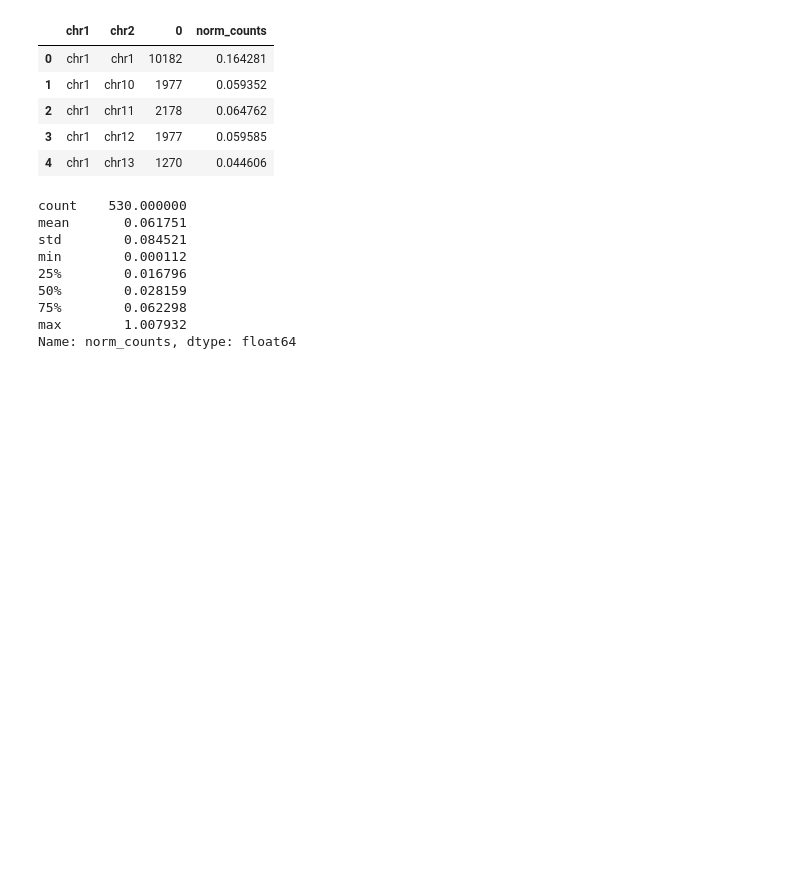
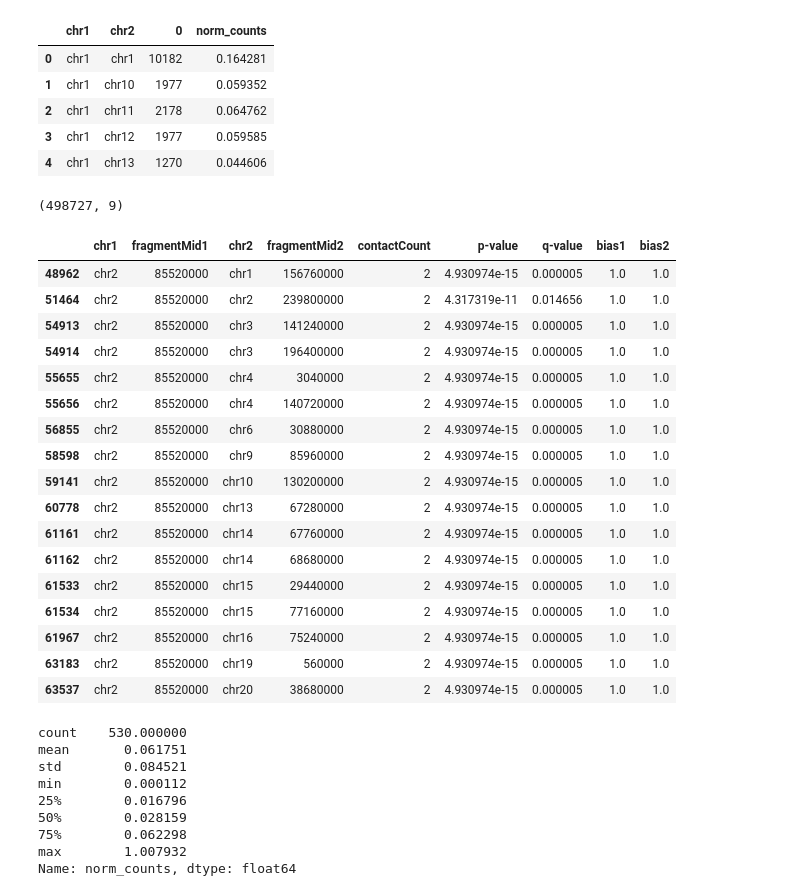
Before and after one commit to joreynajr/GIVE-UP, a Jupyter notebook: scripts/Analyze_Significant_Interactions.ipynb, the cells around one changed output. Drawn from its saved outputs; the diff is of its cells as text; code cells hidden in the pictures; blank space fills up the shorter version.

```diff
--- a/scripts/Analyze_Significant_Interactions.ipynb
+++ b/scripts/Analyze_Significant_Interactions.ipynb
@@ -68,6 +68,34 @@ chrom_counts_hek.head()
 | 2 | chr1 | chr11 | 2178 | 0.064762 |
 | 3 | chr1 | chr12 | 1977 | 0.059585 |
 | 4 | chr1 | chr13 | 1270 | 0.044606 |
+# %%
+sig_ints.shape
+# %% [output]
+(498727, 9)
+# %%
+particl_hek = sig_ints[(sig_ints.chr1 == 'chr2') & \
+         (sig_ints.fragmentMid1 >= 85537467 - 40000) & (sig_ints.fragmentMid1 <= 85538886 + 40000)]
+# %%
+particl_hek
+# %% [output]
+|  | chr1 | fragmentMid1 | chr2 | fragmentMid2 | contactCount | p-value | q-value | bias1 | bias2 |
+| 48962 | chr2 | 85520000 | chr1 | 156760000 | 2 | 4.930974e-15 | 0.000005 | 1.0 | 1.0 |
+| 51464 | chr2 | 85520000 | chr2 | 239800000 | 2 | 4.317319e-11 | 0.014656 | 1.0 | 1.0 |
+| 54913 | chr2 | 85520000 | chr3 | 141240000 | 2 | 4.930974e-15 | 0.000005 | 1.0 | 1.0 |
+| 54914 | chr2 | 85520000 | chr3 | 196400000 | 2 | 4.930974e-15 | 0.000005 | 1.0 | 1.0 |
+| 55655 | chr2 | 85520000 | chr4 | 3040000 | 2 | 4.930974e-15 | 0.000005 | 1.0 | 1.0 |
+| 55656 | chr2 | 85520000 | chr4 | 140720000 | 2 | 4.930974e-15 | 0.000005 | 1.0 | 1.0 |
+| 56855 | chr2 | 85520000 | chr6 | 30880000 | 2 | 4.930974e-15 | 0.000005 | 1.0 | 1.0 |
+| 58598 | chr2 | 85520000 | chr9 | 85960000 | 2 | 4.930974e-15 | 0.000005 | 1.0 | 1.0 |
+| 59141 | chr2 | 85520000 | chr10 | 130200000 | 2 | 4.930974e-15 | 0.000005 | 1.0 | 1.0 |
+| 60778 | chr2 | 85520000 | chr13 | 67280000 | 2 | 4.930974e-15 | 0.000005 | 1.0 | 1.0 |
+| 61161 | chr2 | 85520000 | chr14 | 67760000 | 2 | 4.930974e-15 | 0.000005 | 1.0 | 1.0 |
+| 61162 | chr2 | 85520000 | chr14 | 68680000 | 2 | 4.930974e-15 | 0.000005 | 1.0 | 1.0 |
+| 61533 | chr2 | 85520000 | chr15 | 29440000 | 2 | 4.930974e-15 | 0.000005 | 1.0 | 1.0 |
+| 61534 | chr2 | 85520000 | chr15 | 77160000 | 2 | 4.930974e-15 | 0.000005 | 1.0 | 1.0 |
+| 61967 | chr2 | 85520000 | chr16 | 75240000 | 2 | 4.930974e-15 | 0.000005 | 1.0 | 1.0 |
+| 63183 | chr2 | 85520000 | chr19 | 560000 | 2 | 4.930974e-15 | 0.000005 | 1.0 | 1.0 |
+| 63537 | chr2 | 85520000 | chr20 | 38680000 | 2 | 4.930974e-15 | 0.000005 | 1.0 | 1.0 |
 # %%
 chrom_counts_hek.norm_counts.describe()
 # %% [output]
```
Also changed, not shown: parts of 8 cells of this notebook, 4 other files.
